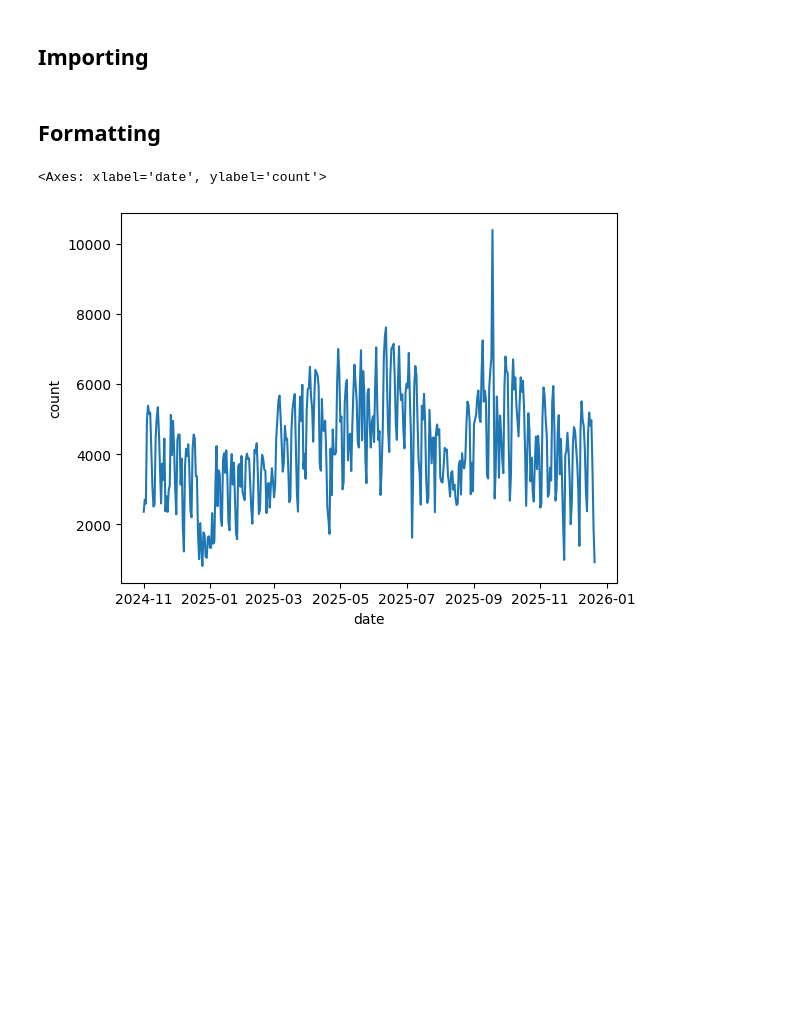
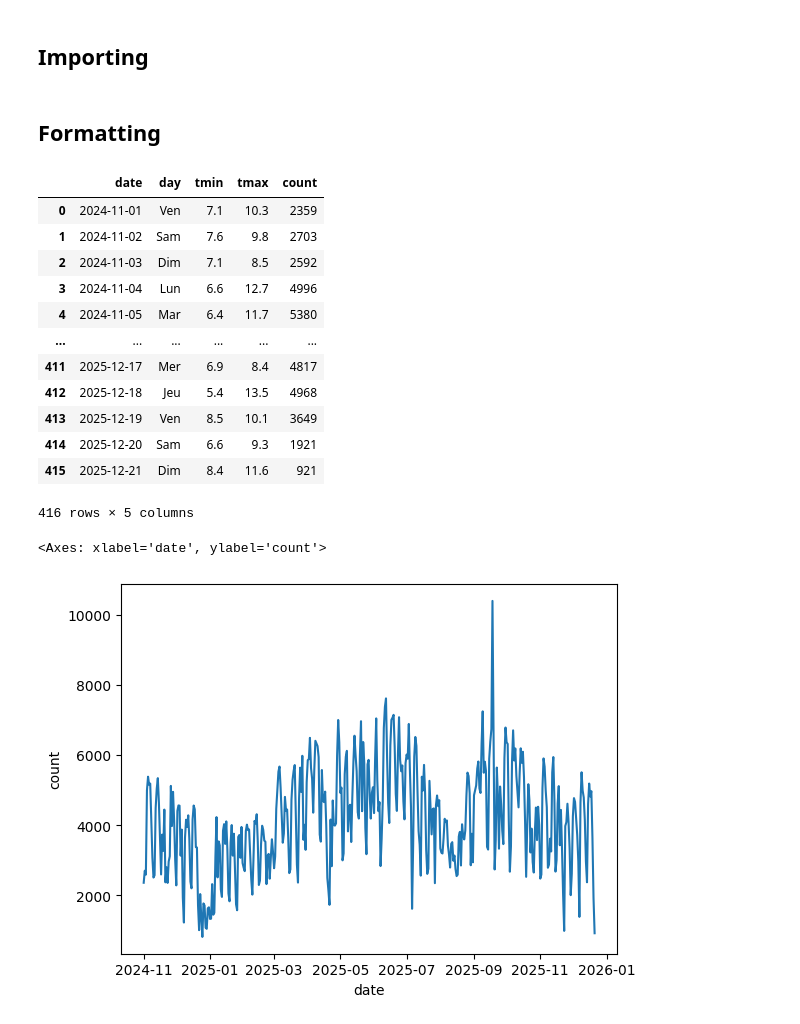
Before and after one commit to mehdichouchane-lang/21.-Extraction-de-donn-es, a Jupyter notebook: Project.ipynb, the cells around one changed output. Saved outputs shown, nothing was run; the diff lists cells and outputs as text; code cells hidden in the pictures; blank space fills up the shorter version.

```diff
--- a/Project.ipynb
+++ b/Project.ipynb
@@ -121,7 +123,7 @@ df_cyclist
 # %% [markdown]
 ## Importing
 # %%
-temperature = pd.read_csv("MinMax_temperature_2019_2025")
+temperature = pd.read_csv("MinMax_temperature_2024_2025")
 cyclist = pd.read_csv("Cyclists_count")
 # %% [markdown]
 ## Formatting
@@ -136,6 +138,22 @@ temperature = temperature[["day","tmin","tmax"]]
 df_merged = temperature.merge(cyclist,how="inner",left_on=temperature.index,right_on=cyclist.index)
 df_merged.rename(columns={"key_0":"date"},inplace=True)
 df_merged.to_csv("project_dataset")
+# %%
+df_merged
+# %% [output]
+|  | date | day | tmin | tmax | count |
+| 0 | 2024-11-01 | Ven | 7.1 | 10.3 | 2359 |
+| 1 | 2024-11-02 | Sam | 7.6 | 9.8 | 2703 |
+| 2 | 2024-11-03 | Dim | 7.1 | 8.5 | 2592 |
+| 3 | 2024-11-04 | Lun | 6.6 | 12.7 | 4996 |
+| 4 | 2024-11-05 | Mar | 6.4 | 11.7 | 5380 |
+| ... | ... | ... | ... | ... | ... |
+| 411 | 2025-12-17 | Mer | 6.9 | 8.4 | 4817 |
+| 412 | 2025-12-18 | Jeu | 5.4 | 13.5 | 4968 |
+| 413 | 2025-12-19 | Ven | 8.5 | 10.1 | 3649 |
+| 414 | 2025-12-20 | Sam | 6.6 | 9.3 | 1921 |
+| 415 | 2025-12-21 | Dim | 8.4 | 11.6 | 921 |
+416 rows × 5 columns
 # %%
 sns.lineplot(data=df_merged,
              x="date",
```
Also changed, not shown: parts of 9 cells of this notebook, 3 other files.
